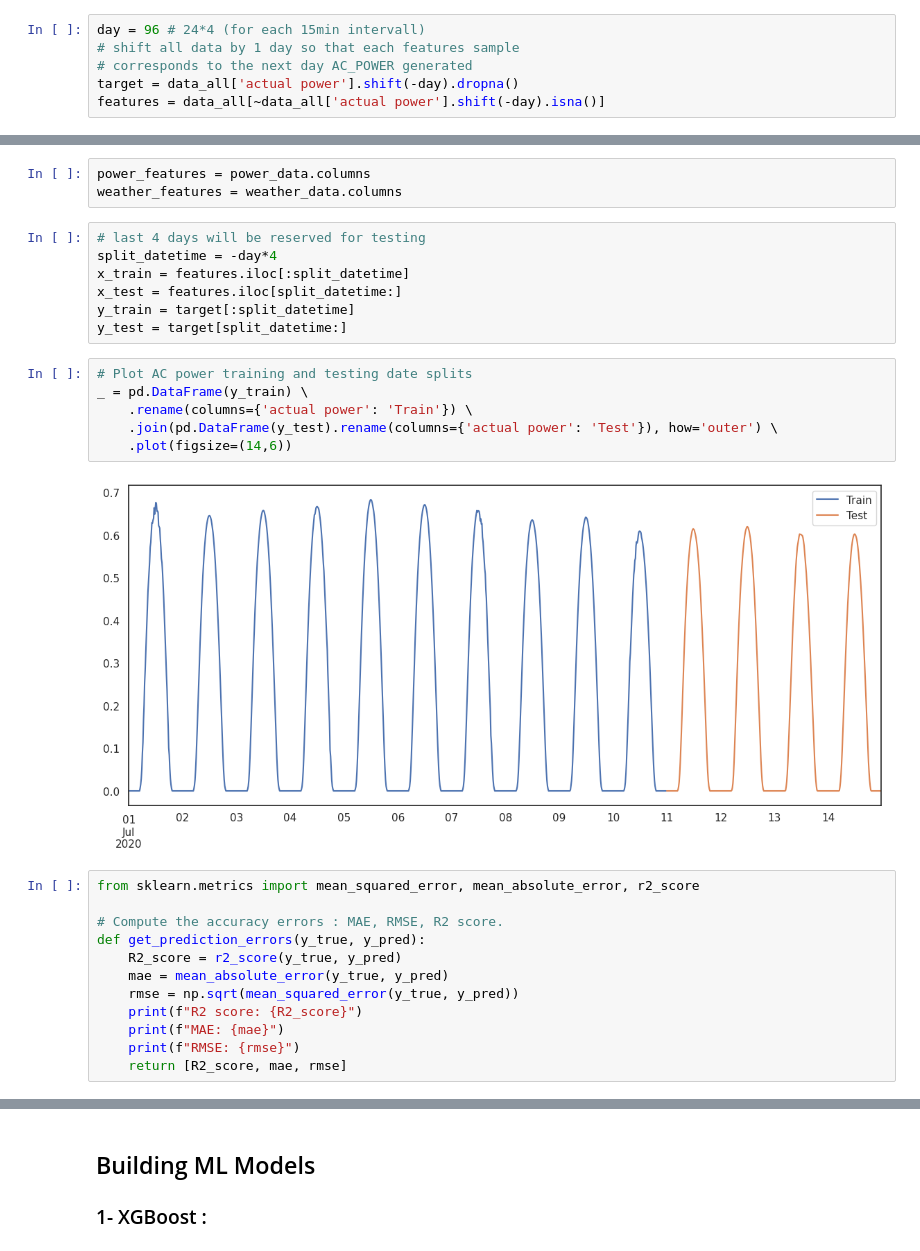
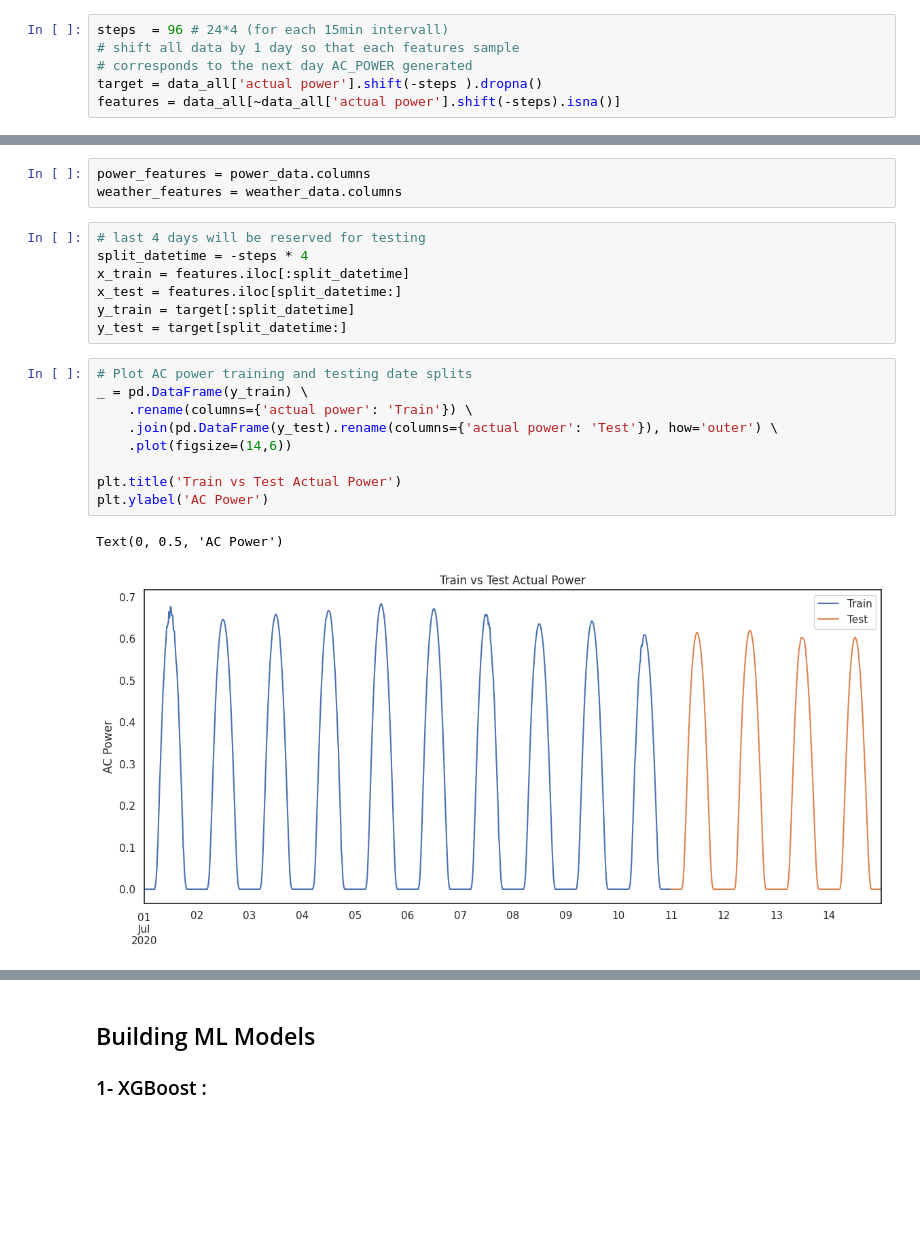
Before and after one commit to Icaro1ronaldo/solar_forecasting, a Jupyter notebook: notebooks/solar_forecasting.ipynb, the cells around one changed output, grey strips where cells are left out. Drawn from its saved outputs; the diff is of its cells as text; blank space fills up the shorter version.

```diff
--- a/notebooks/solar_forecasting.ipynb
+++ b/notebooks/solar_forecasting.ipynb
@@ -173,8 +184,8 @@ data_all['day'] = data_all.day.map({data_all.day.unique()[i-1]:i for i in range(
 data_all['interval'] = data_all.index.time
 data_all['interval'] = data_all.interval.map({unique_times[i-1]: i for i in range(1, len(unique_times)+1)})
 # %%
-day = 96 # 24*4 (for each 15min intervall)
+steps  = 96 # 24*4 (for each 15min intervall)
 # shift all data by 1 day so that each features sample
 # corresponds to the next day AC_POWER generated
-target = data_all['actual power'].shift(-day).dropna()
-features = data_all[~data_all['actual power'].shift(-day).isna()]
+target = data_all['actual power'].shift(-steps ).dropna()
+features = data_all[~data_all['actual power'].shift(-steps).isna()]
@@ -190,7 +194,7 @@ power_features = power_data.columns
 weather_features = weather_data.columns
 # %%
 # last 4 days will be reserved for testing
-split_datetime = -day*4
+split_datetime = -steps * 4
 x_train = features.iloc[:split_datetime]
 x_test = features.iloc[split_datetime:]
 y_train = target[:split_datetime]
@@ -198,20 +202,12 @@ y_test = target[split_datetime:]
 # %%
 # Plot AC power training and testing date splits
 _ = pd.DataFrame(y_train) \
     .rename(columns={'actual power': 'Train'}) \
     .join(pd.DataFrame(y_test).rename(columns={'actual power': 'Test'}), how='outer') \
     .plot(figsize=(14,6))
+
+plt.title('Train vs Test Actual Power')
+plt.ylabel('AC Power')
 # %% [output]
+Text(0, 0.5, 'AC Power')
-[figure, old version]
+[figure, new version]
-# %%
-from sklearn.metrics import mean_squared_error, mean_absolute_error, r2_score
-
-# Compute the accuracy errors : MAE, RMSE, R2 score.
-def get_prediction_errors(y_true, y_pred):
-    R2_score = r2_score(y_true, y_pred)
-    mae = mean_absolute_error(y_true, y_pred)
-    rmse = np.sqrt(mean_squared_error(y_true, y_pred))
-    print(f"R2 score: {R2_score}")
-    print(f"MAE: {mae}")
-    print(f"RMSE: {rmse}")
-    return [R2_score, mae, rmse]
```
Also changed, not shown: parts of 57 cells of this notebook, 7 other files.
